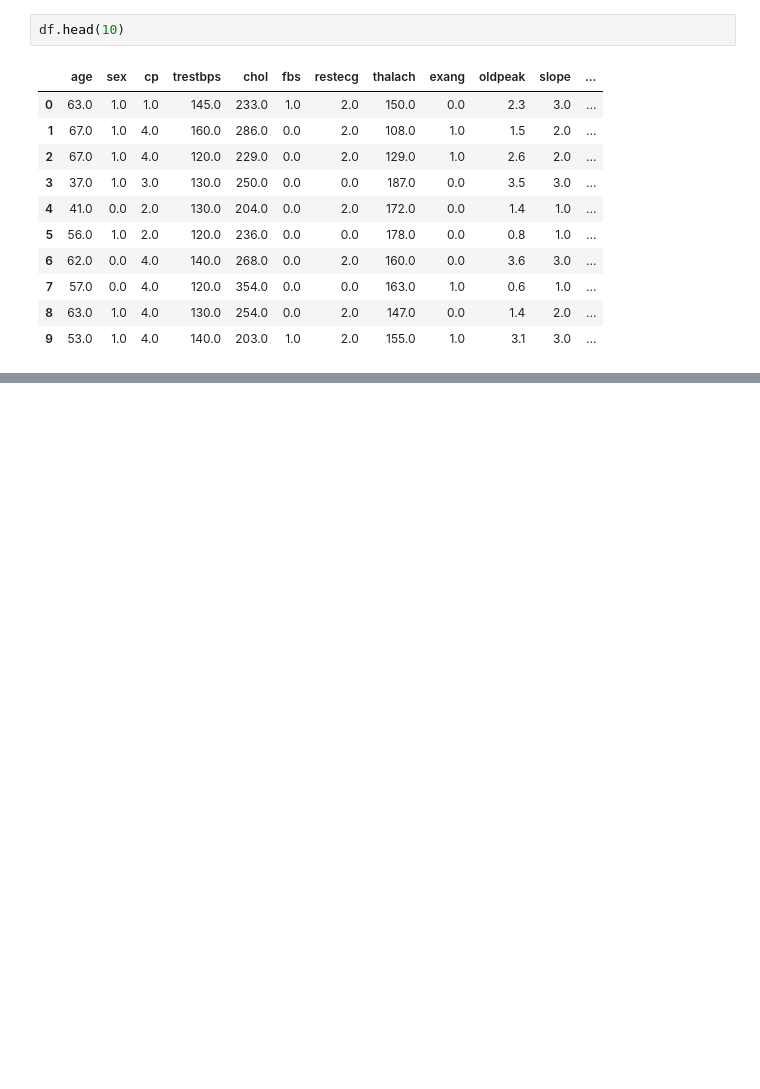
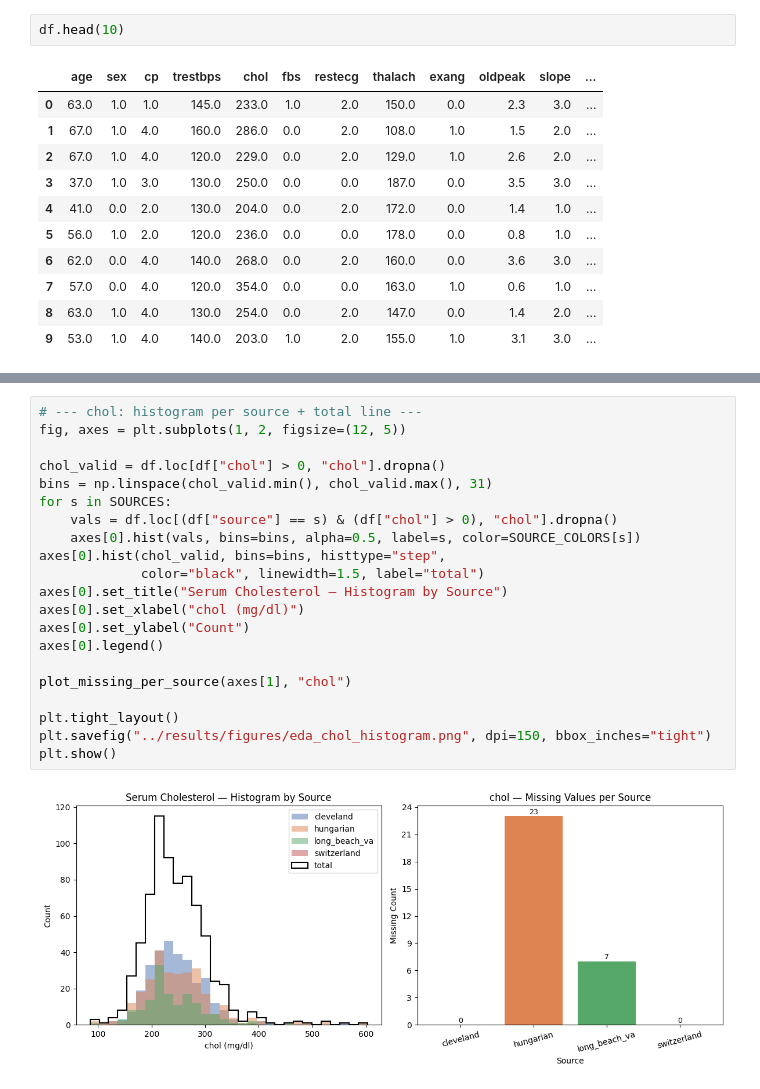
Before and after one commit to hueglij/HEA_heart_disease, a Jupyter notebook: notebooks/01_eda.ipynb, the cells around one changed output, grey strips where cells are left out. Drawn from its saved outputs; the diff is of its cells as text; blank space fills up the shorter version.

```diff
--- a/notebooks/01_eda.ipynb
+++ b/notebooks/01_eda.ipynb
@@ -90,0 +172,23 @@ df.describe()
+# %%
+# --- chol: histogram per source + total line ---
+fig, axes = plt.subplots(1, 2, figsize=(12, 5))
+
+chol_valid = df.loc[df["chol"] > 0, "chol"].dropna()
+bins = np.linspace(chol_valid.min(), chol_valid.max(), 31)
+for s in SOURCES:
+    vals = df.loc[(df["source"] == s) & (df["chol"] > 0), "chol"].dropna()
+    axes[0].hist(vals, bins=bins, alpha=0.5, label=s, color=SOURCE_COLORS[s])
+axes[0].hist(chol_valid, bins=bins, histtype="step",
+             color="black", linewidth=1.5, label="total")
+axes[0].set_title("Serum Cholesterol — Histogram by Source")
+axes[0].set_xlabel("chol (mg/dl)")
+axes[0].set_ylabel("Count")
+axes[0].legend()
+
+plot_missing_per_source(axes[1], "chol")
+
+plt.tight_layout()
+plt.savefig("../results/figures/eda_chol_histogram.png", dpi=150, bbox_inches="tight")
+plt.show()
+# %% [output]
+[figure, added]
```
Also changed, not shown: parts of 12 cells of this notebook, 10 other files.
